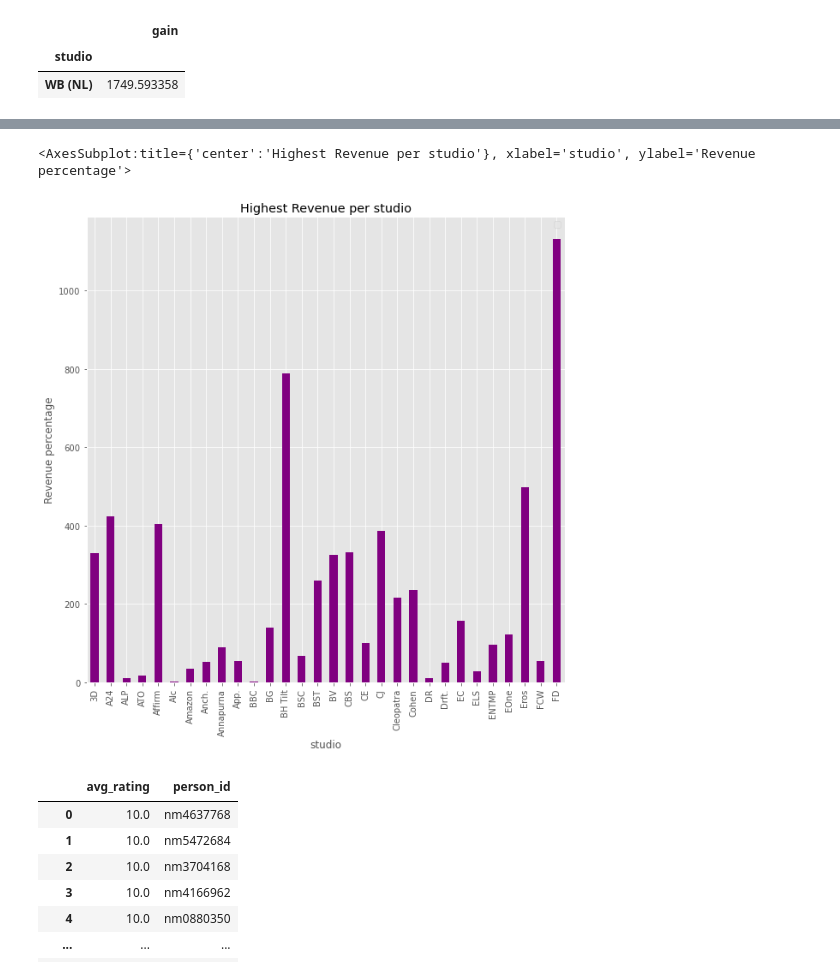
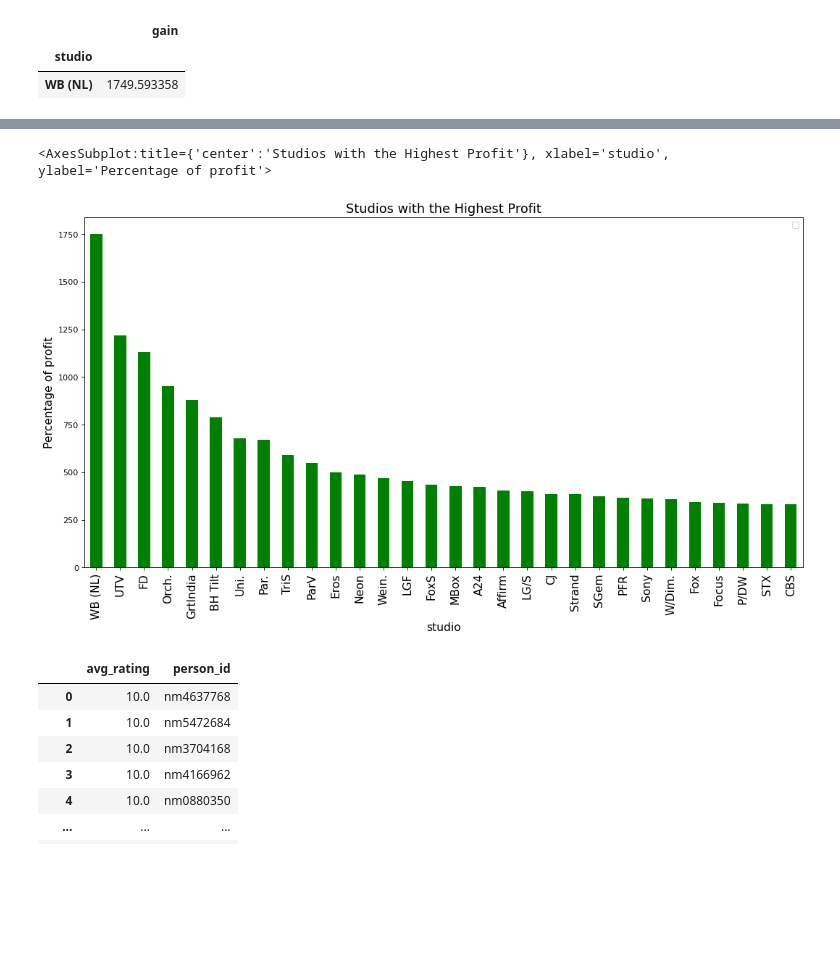
Before and after one commit to QuinnGrigsby/Capstone_Git-ing_it_done_MovieInformation, a Jupyter notebook: Data Understanding.ipynb, the cells around one changed output, grey strips where cells are left out. Saved outputs shown, nothing was run; the diff lists cells and outputs as text; code cells hidden in the pictures; blank space fills up the shorter version.

Commit message:
Final plot from directors and studios

```diff
--- a/Data Understanding.ipynb
+++ b/Data Understanding.ipynb
@@ -217,16 +235,19 @@ highest_avrg(studio_gain)
 # %%
-top_30 = studio_gain.iloc[:30]
-plt.xlabel("Studio")
-plt.ylabel("Revenue percentage")
-plt.title("Highest Revenue per studio")
+top_30_rating = studio_gain.sort_values(['gain'], ascending=[False])
+top_30 = top_30_rating.iloc[:30]
+figure(num=None, figsize=(16, 8), dpi=80, facecolor='w', edgecolor='k')
+plt.xlabel("Studio", fontsize=14)
+plt.ylabel("Percentage of profit", fontsize=14)
+plt.title("Studios with the Highest Profit", fontsize=16)
 plt.legend(
-    labels=["Revenue Mean"],
+    labels=["Average profit"],
     fontsize="large"
 );
-top_30['gain'].plot.bar(color='purple')
+plt.xticks(rotation = 90, fontsize=14)
+top_30['gain'].plot.bar(color='green')
 # %% [output]
-<AxesSubplot:title={'center':'Highest Revenue per studio'}, xlabel='studio', ylabel='Revenue percentage'>
+<AxesSubplot:title={'center':'Studios with the Highest Profit'}, xlabel='studio', ylabel='Percentage of profit'>
-[figure, old version]
+[figure, new version]
 # %%
 with zipfile.ZipFile("zippedData/im.db.zip", "r") as zObject:
         zObject.extractall()
```
Also changed, not shown: parts of 7 cells of this notebook.
